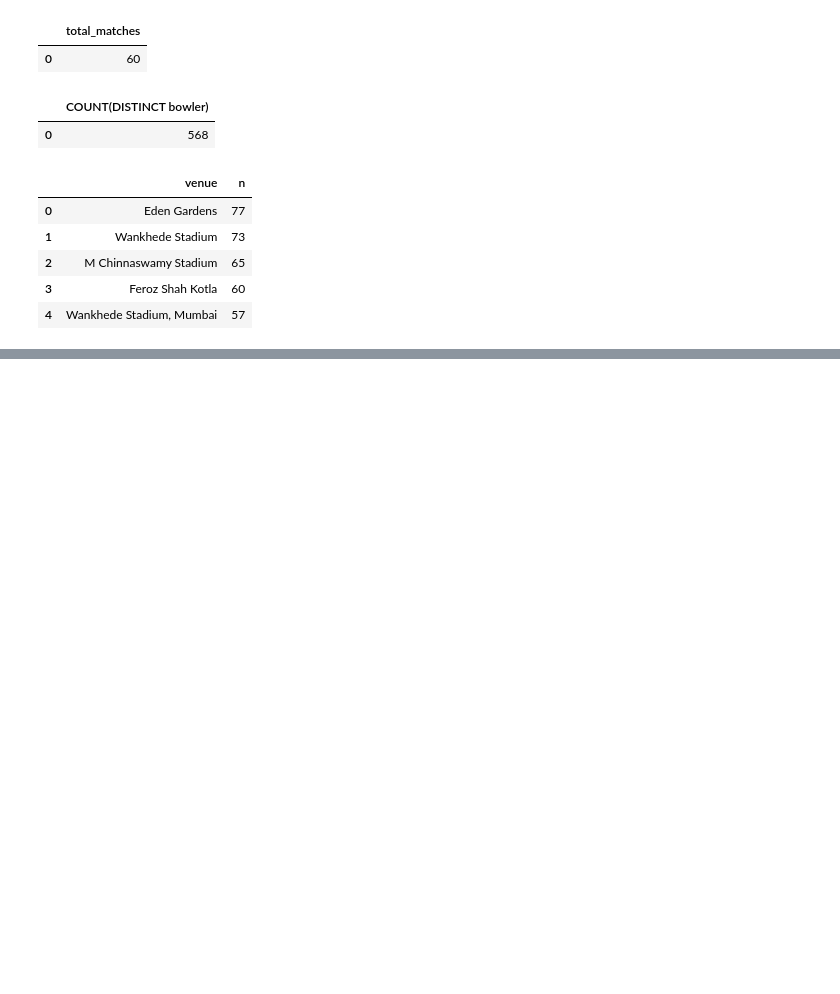
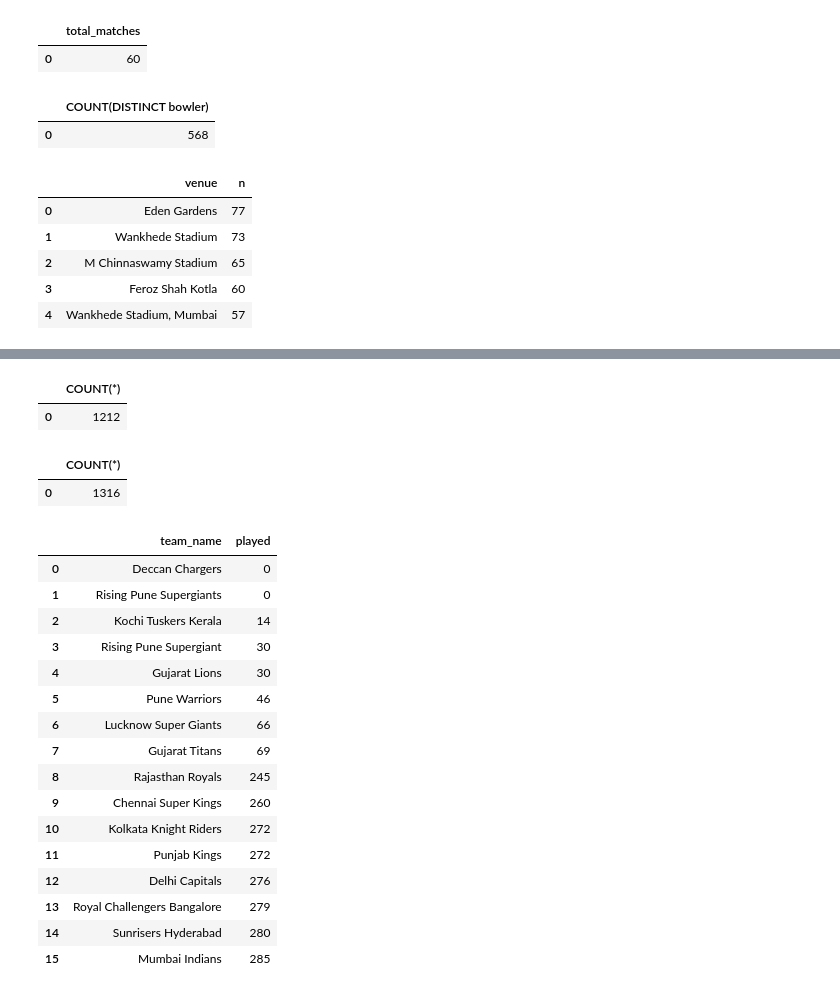
Before and after one commit to FathimaFarhana6852/ipl-cricket-analytics, a Jupyter notebook: notebooks/FathimaFarhana_sql_practice.ipynb, the cells around one changed output, grey strips where cells are left out. Drawn from its saved outputs; the diff is of its cells as text; code cells hidden in the pictures; blank space fills up the shorter version.

```diff
--- a/notebooks/FathimaFarhana_sql_practice.ipynb
+++ b/notebooks/FathimaFarhana_sql_practice.ipynb
@@ -311,0 +530,40 @@ LIMIT 5;
+# %%
+query('''
+SELECT COUNT(*) FROM matches;
+''')
+# %% [output]
+|  | COUNT(*) |
+| 0 | 1212 |
+# %%
+query('''
+SELECT COUNT(*) FROM matches m JOIN venues v on v.venue=m.venue;
+''')
+# %% [output]
+|  | COUNT(*) |
+| 0 | 1316 |
+# %%
+query('''
+SELECT team_name,
+       (SELECT COUNT(*) FROM matches m
+        WHERE m.team1 = t.team_name OR m.team2 = t.team_name) AS played
+FROM teams t
+ORDER BY played;
+''')
+# %% [output]
+|  | team_name | played |
+| 0 | Deccan Chargers | 0 |
+| 1 | Rising Pune Supergiants | 0 |
+| 2 | Kochi Tuskers Kerala | 14 |
+| 3 | Rising Pune Supergiant | 30 |
+| 4 | Gujarat Lions | 30 |
+| 5 | Pune Warriors | 46 |
+| 6 | Lucknow Super Giants | 66 |
+| 7 | Gujarat Titans | 69 |
+| 8 | Rajasthan Royals | 245 |
+| 9 | Chennai Super Kings | 260 |
+| 10 | Kolkata Knight Riders | 272 |
+| 11 | Punjab Kings | 272 |
+| 12 | Delhi Capitals | 276 |
+| 13 | Royal Challengers Bangalore | 279 |
+| 14 | Sunrisers Hyderabad | 280 |
+| 15 | Mumbai Indians | 285 |
```
Also changed, not shown: parts of 32 cells of this notebook.
